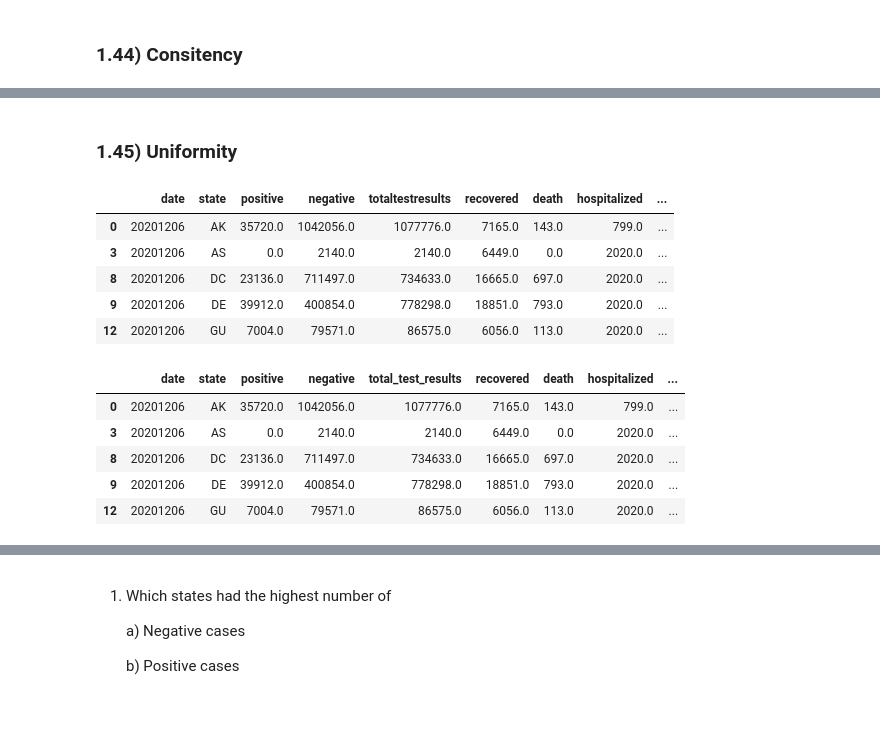
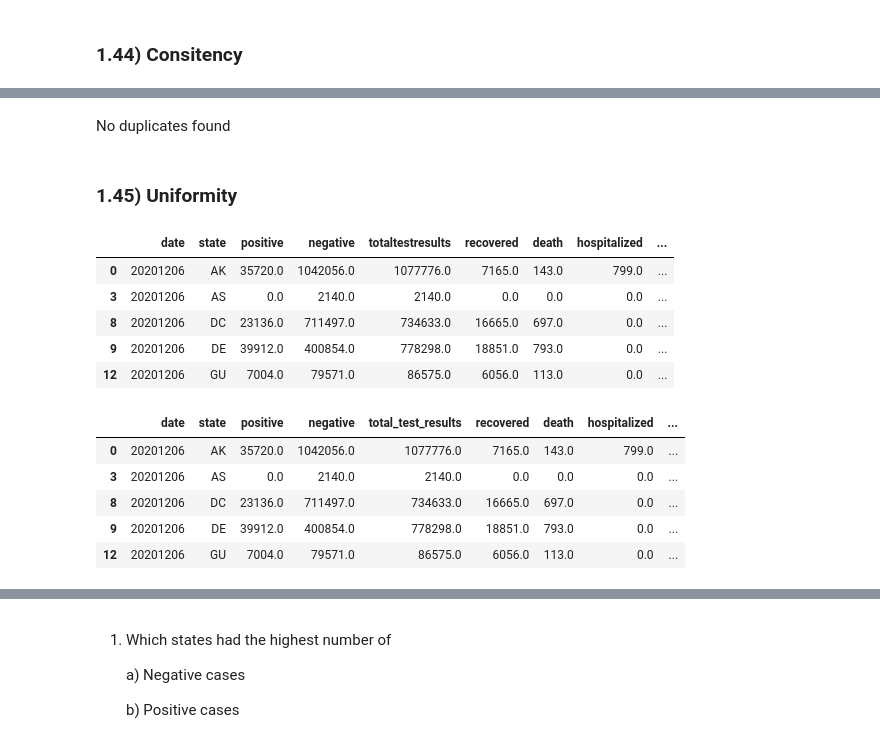
Before and after one commit to Jasminewakini/COVID-IN-USA-KUNGFU-PANDAS, a Jupyter notebook: PROJECT_OVERVIEW_COVID_19_IN_USA.ipynb, the cells around one changed output, grey strips where cells are left out. Drawn from its saved outputs; the diff is of its cells as text; code cells hidden in the pictures; blank space fills up the shorter version.

```diff
--- a/PROJECT_OVERVIEW_COVID_19_IN_USA.ipynb
+++ b/PROJECT_OVERVIEW_COVID_19_IN_USA.ipynb
@@ -132,9 +248,9 @@ covid.drop(['probableCases', 'pending',
        'negativeTestsAntibody', 'totalTestsPeopleAntibody',
        'positiveTestsPeopleAntibody', 'negativeTestsPeopleAntibody',
        'totalTestsPeopleAntigen', 'positiveTestsPeopleAntigen',
-       'totalTestsAntigen', 'positiveTestsAntigen', 'fips', 'positiveIncrease',
-       'negativeIncrease', 'total', 'totalTestResultsIncrease', 'posNeg',
-       'deathIncrease', 'hospitalizedIncrease', 'hash', 'commercialScore',
+       'totalTestsAntigen', 'positiveTestsAntigen', 'fips',
+       'total', 'posNeg',
+        'hash', 'commercialScore',
        'negativeRegularScore', 'negativeScore', 'positiveScore', 'score',
        'grade'], axis = 1, inplace = True)
 covid
@@ -273,19 +411,9 @@ The mean of the numerical column data is used to replace null values when the da
 # Explanation: Instead of dropping the columns with missing values,
 # we replace them with median
 #
-#Finding the mean of the column having NaN
-#mean_value=covid_out.mean()
+#
 
-# Replace NaNs in column S2 with the
-# mean of values in the same column
-#covid_out.fillna(value=mean_value, inplace=True)
-
-#covid_df.replace(np.nan, 0, inplace=True)
-#covid_df
-
-
-
-covid_df = covid_df.fillna(covid_df.median())
+covid_df = covid_df.replace(np.nan,0)
 covid_df
 # %% [output]
 |  | date | state | positive | negative | totalTestResults | recovered | death | hospitalized | ... |
@@ -323,12 +456,5 @@ dtype: int64
 # Explanation: Duplicates are data points that are repeated in your dataset.
 # These should be simply removed.
 #
-covid_df[covid_df.duplicated()]
-
-# Identifying which observations are duplicates
-covid_df = covid_df.drop_duplicates()
-
-# previwing for the non duplicates
-
-covid_df
+covid_df.duplicated().sum()
 # %% [output]
@@ -348,3 +462,5 @@ covid_df
+# %% [markdown]
+No duplicates found
 # %% [markdown]
 ### 1.45) Uniformity
 # %%
@@ -358,22 +474,22 @@ covid_df.head()
 # %% [output]
 |  | date | state | positive | negative | totaltestresults | recovered | death | hospitalized | ... |
 | 0 | 20201206 | AK | 35720.0 | 1042056.0 | 1077776.0 | 7165.0 | 143.0 | 799.0 | ... |
-| 3 | 20201206 | AS | 0.0 | 2140.0 | 2140.0 | 6449.0 | 0.0 | 2020.0 | ... |
-| 8 | 20201206 | DC | 23136.0 | 711497.0 | 734633.0 | 16665.0 | 697.0 | 2020.0 | ... |
-| 9 | 20201206 | DE | 39912.0 | 400854.0 | 778298.0 | 18851.0 | 793.0 | 2020.0 | ... |
-| 12 | 20201206 | GU | 7004.0 | 79571.0 | 86575.0 | 6056.0 | 113.0 | 2020.0 | ... |
+| 3 | 20201206 | AS | 0.0 | 2140.0 | 2140.0 | 0.0 | 0.0 | 0.0 | ... |
+| 8 | 20201206 | DC | 23136.0 | 711497.0 | 734633.0 | 16665.0 | 697.0 | 0.0 | ... |
+| 9 | 20201206 | DE | 39912.0 | 400854.0 | 778298.0 | 18851.0 | 793.0 | 0.0 | ... |
+| 12 | 20201206 | GU | 7004.0 | 79571.0 | 86575.0 | 6056.0 | 113.0 | 0.0 | ... |
 # %%
 # inserting underscore _ to seperate the column name
 #
 
-covid_df.columns = covid_df.columns.str.replace('totaltestresults', 'total_test_results').str.replace('deathconfirmed', 'death_confirmed')
+covid_df.columns = covid_df.columns.str.replace('totaltestresults', 'total_test_results').str.replace('deathconfirmed', 'death_confirmed').str.replace('positiveincrease', 'positive_increase').str.replace('negativeincrease', 'negative_increase').str.replace('totaltestresultsincrease', 'total_test_results_increase').str.replace('deathincrease', 'death_increase').str.replace('hospitalizedincrease', 'hospitalized_increase')
 covid_df.head()
 # %% [output]
 |  | date | state | positive | negative | total_test_results | recovered | death | hospitalized | ... |
 | 0 | 20201206 | AK | 35720.0 | 1042056.0 | 1077776.0 | 7165.0 | 143.0 | 799.0 | ... |
-| 3 | 20201206 | AS | 0.0 | 2140.0 | 2140.0 | 6449.0 | 0.0 | 2020.0 | ... |
-| 8 | 20201206 | DC | 23136.0 | 711497.0 | 734633.0 | 16665.0 | 697.0 | 2020.0 | ... |
-| 9 | 20201206 | DE | 39912.0 | 400854.0 | 778298.0 | 18851.0 | 793.0 | 2020.0 | ... |
-| 12 | 20201206 | GU | 7004.0 | 79571.0 | 86575.0 | 6056.0 | 113.0 | 2020.0 | ... |
+| 3 | 20201206 | AS | 0.0 | 2140.0 | 2140.0 | 0.0 | 0.0 | 0.0 | ... |
+| 8 | 20201206 | DC | 23136.0 | 711497.0 | 734633.0 | 16665.0 | 697.0 | 0.0 | ... |
+| 9 | 20201206 | DE | 39912.0 | 400854.0 | 778298.0 | 18851.0 | 793.0 | 0.0 | ... |
+| 12 | 20201206 | GU | 7004.0 | 79571.0 | 86575.0 | 6056.0 | 113.0 | 0.0 | ... |
 # %%
 # Procedure 2:  Date Type Conversion
```
Also changed, not shown: parts of 78 cells of this notebook.
